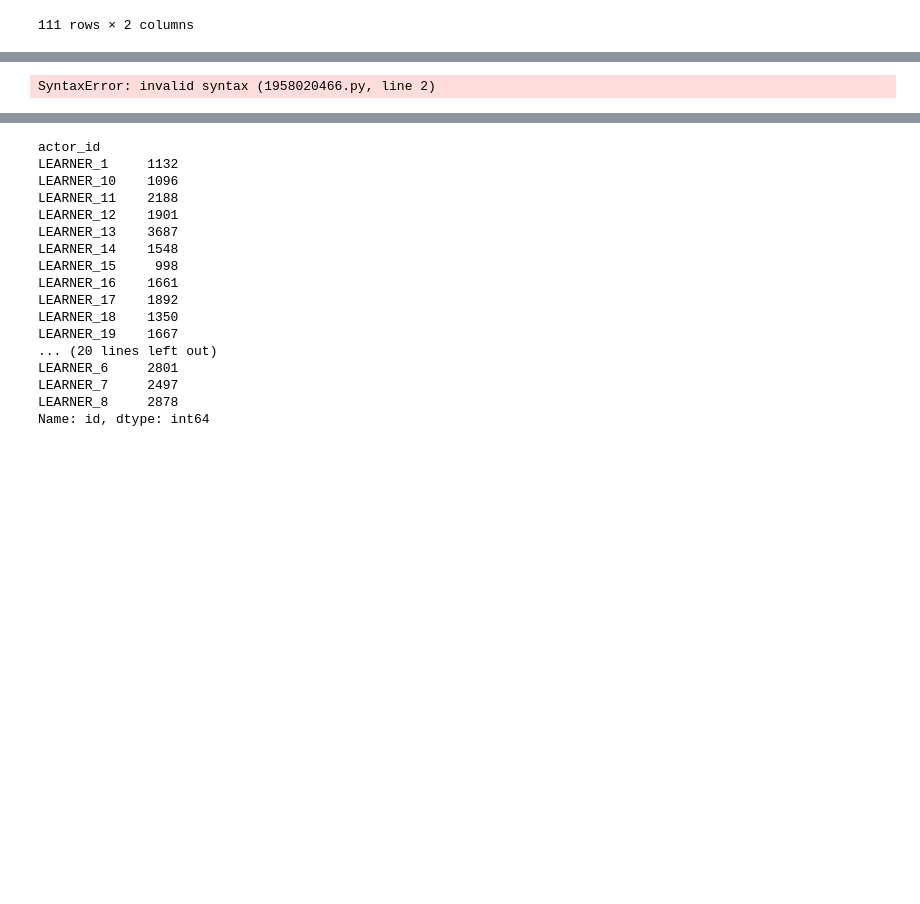
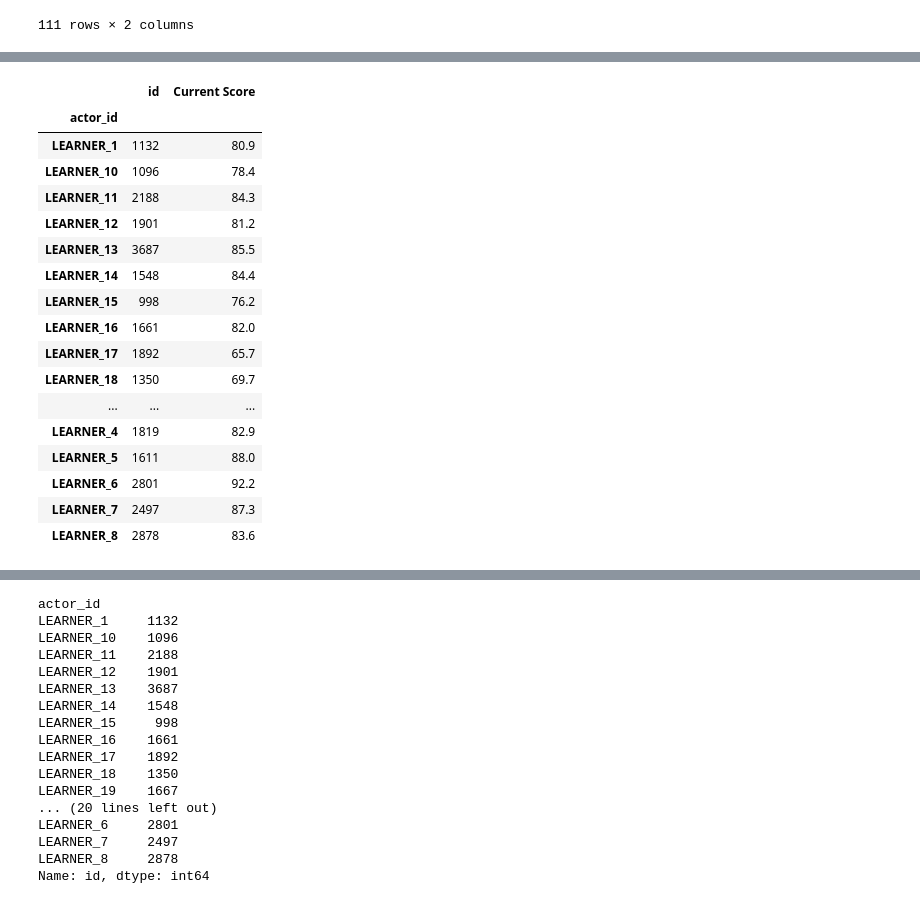
Before and after one commit to UBC-LA-Hackathon/hack-la-2023, a Jupyter notebook: srfrew_eda.ipynb, the cells around one changed output, grey strips where cells are left out. Drawn from its saved outputs; the diff is of its cells as text; code cells hidden in the pictures; blank space fills up the shorter version.

```diff
--- a/srfrew_eda.ipynb
+++ b/srfrew_eda.ipynb
@@ -153,10 +113,24 @@ gradebook
 # %%
 pd.merge(navigation_events.groupby("actor_id").count()["id"],  pd.to_numeric(gradebook.set_index("Student")["Current Score"]), how="left", left_index=True, right_index=True)
-`
-
-gradebook
 # %% [output]
-SyntaxError: invalid syntax (1958020466.py, line 2)
+|  | id | Current Score |
+| actor_id |  |  |
+| LEARNER_1 | 1132 | 80.9 |
+| LEARNER_10 | 1096 | 78.4 |
+| LEARNER_11 | 2188 | 84.3 |
+| LEARNER_12 | 1901 | 81.2 |
+| LEARNER_13 | 3687 | 85.5 |
+| LEARNER_14 | 1548 | 84.4 |
+| LEARNER_15 | 998 | 76.2 |
+| LEARNER_16 | 1661 | 82.0 |
+| LEARNER_17 | 1892 | 65.7 |
+| LEARNER_18 | 1350 | 69.7 |
+| ... | ... | ... |
+| LEARNER_4 | 1819 | 82.9 |
+| LEARNER_5 | 1611 | 88.0 |
+| LEARNER_6 | 2801 | 92.2 |
+| LEARNER_7 | 2497 | 87.3 |
+| LEARNER_8 | 2878 | 83.6 |
 # %%
 gradebook.set_index("Student")
 # %% [output]
```
Also changed, not shown: parts of 8 cells of this notebook.
